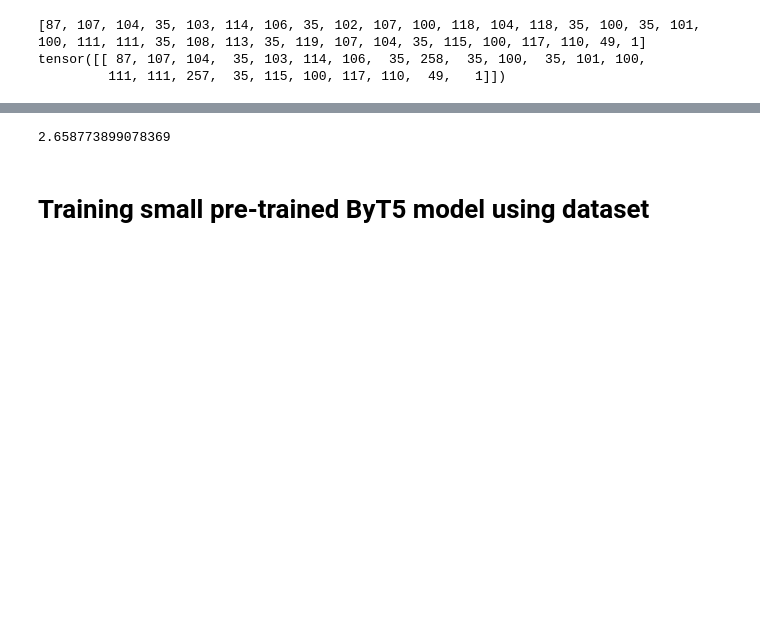
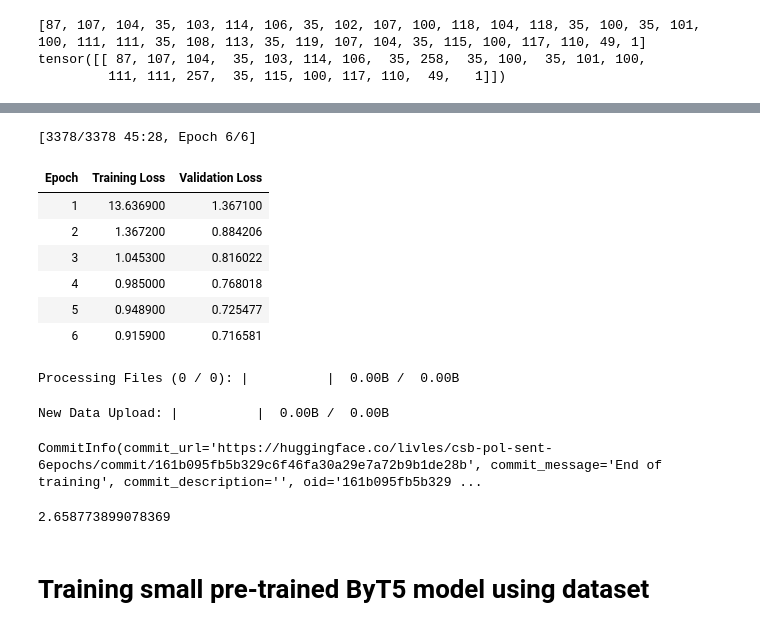
Before and after one commit to livles/morphological-inflection, a Jupyter notebook: ByT5/fine-tuning.ipynb, the cells around one changed output, grey strips where cells are left out. Cells and saved outputs as stored; diff of their text form; code cells hidden in the pictures; blank space fills up the shorter version.

Commit message:
6 epochs pretraining

```diff
--- a/ByT5/fine-tuning.ipynb
+++ b/ByT5/fine-tuning.ipynb
@@ -198,3 +168,74 @@ Invalid username or password.
+# %%
+# from transformers import AutoTokenizer, AutoModelForSeq2SeqLM, DataCollatorForSeq2Seq, Trainer, TrainingArguments
+from datasets import load_dataset
+
+from transformers import AutoTokenizer, AutoModelForSeq2SeqLM, DataCollatorForSeq2Seq, Trainer, TrainingArguments
+from datasets import load_dataset
+
+# Load domain-specific text (replace with your own corpus)
+lang = "csb-pol-sent"
+train_path = f"/dss/dsshome1/03/ge87wod2/morphological-inflection/preprocessing/preprocessing_to_json/data/{lang}_trn.tsv"
+eval_path = f"/dss/dsshome1/03/ge87wod2/morphological-inflection/preprocessing/preprocessing_to_json/data/{lang}_dev.tsv"
+dataset = load_dataset("csv", delimiter="\t",column_names=["input","labels"],data_files={"train": train_path,"validation": eval_path},quoting=3) # disable quote parsing
+
+
+# Tokenizer
+def preprocess_function(examples):
+    # inputs = [prefix + doc for doc in examples["text"]]
+    inputs = examples["input"]
+    model_inputs = tokenizer(inputs)
+
+    labels = tokenizer(text_target=examples["labels"],padding=True) # same length irrelevant here, so no truncation or padding
+
+    model_inputs["labels"] = labels["input_ids"]
+    return model_inputs
+
+tokenizer = AutoTokenizer.from_pretrained("google/byt5-small")
+tokenized_dataset = dataset.map(preprocess_function, batched=True)
+
+# Load pre-trained model
+model = AutoModelForSeq2SeqLM.from_pretrained("google/byt5-small")
+data_collator = DataCollatorForSeq2Seq(tokenizer=tokenizer, return_tensors="pt")
+# Training arguments
+training_args = TrainingArguments (
+    output_dir="./byt5_small/"+lang+"-6epochs",
+    overwrite_output_dir=True,
+    num_train_epochs=6,
+    per_device_train_batch_size=16,
+    per_device_eval_batch_size=16,
+    learning_rate=2e-5,
+    weight_decay=0.01,
+    evaluation_strategy = "epoch",
+    #predict_with_generate=True,
+   # save_steps=10_000,
+    save_total_limit=3,
+)
+
+# Trainer
+trainer = Trainer(
+    model=model,
+    args=training_args,
+    train_dataset=tokenized_dataset["train"],
+    eval_dataset=tokenized_dataset["validation"],
+    data_collator=data_collator,
+    tokenizer=tokenizer,
+)
+
+# Pretrain the model
+trainer.train()
+trainer.push_to_hub()
+# %% [output]
+[3378/3378 45:28, Epoch 6/6]
+| Epoch | Training Loss | Validation Loss |
+| 1 | 13.636900 | 1.367100 |
+| 2 | 1.367200 | 0.884206 |
+| 3 | 1.045300 | 0.816022 |
+| 4 | 0.985000 | 0.768018 |
+| 5 | 0.948900 | 0.725477 |
+| 6 | 0.915900 | 0.716581 |
+Processing Files (0 / 0): |          |  0.00B /  0.00B
+New Data Upload: |          |  0.00B /  0.00B
+CommitInfo(commit_url='https://huggingface.co/livles/csb-pol-sent-6epochs/commit/161b095fb5b329c6f46fa30a29e7a72b9b1de28b', commit_message='End of training', commit_description='', oid='161b095fb5b329 ...
 # %%
 import torch
 from transformers import AutoModelForSeq2SeqLM
```
Also changed, not shown: parts of 11 cells of this notebook, 1 other file.
